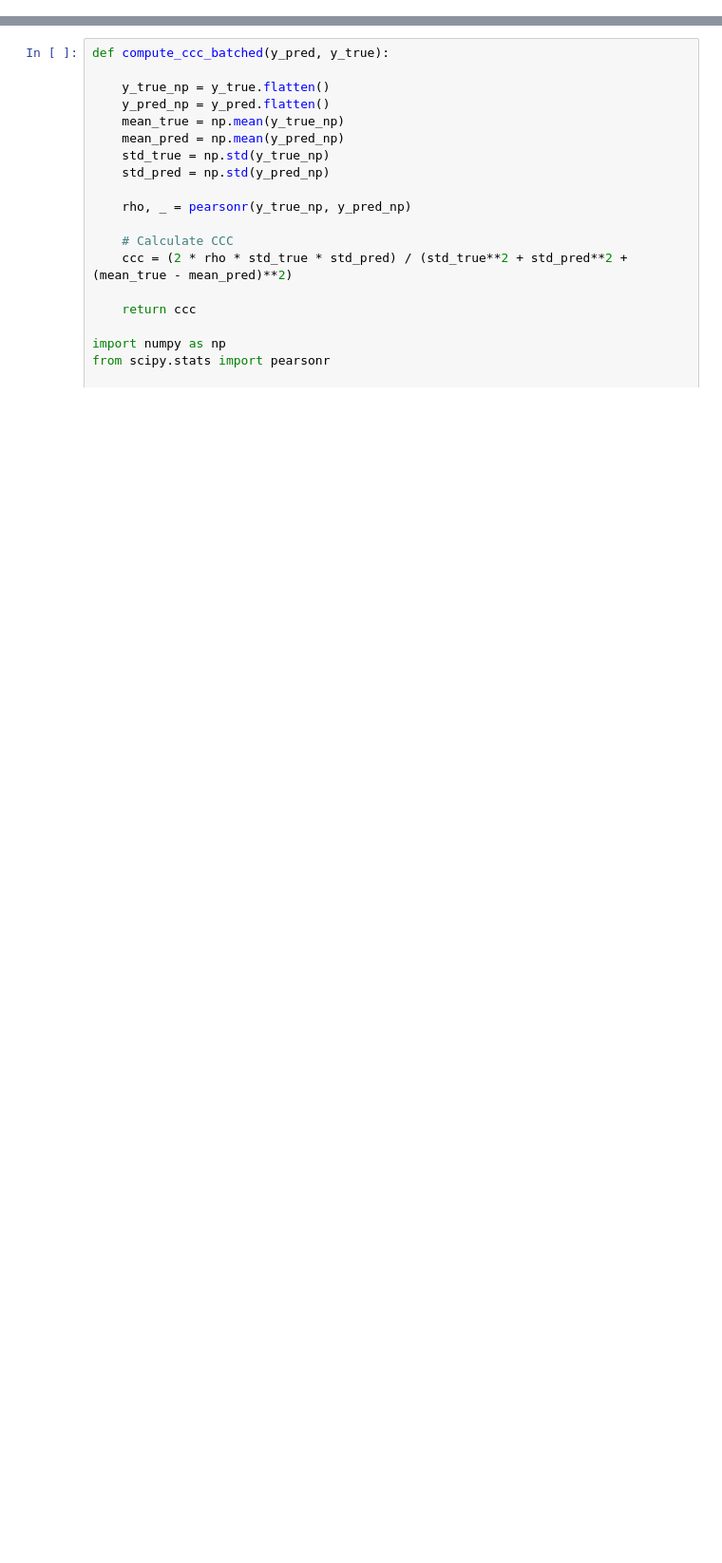
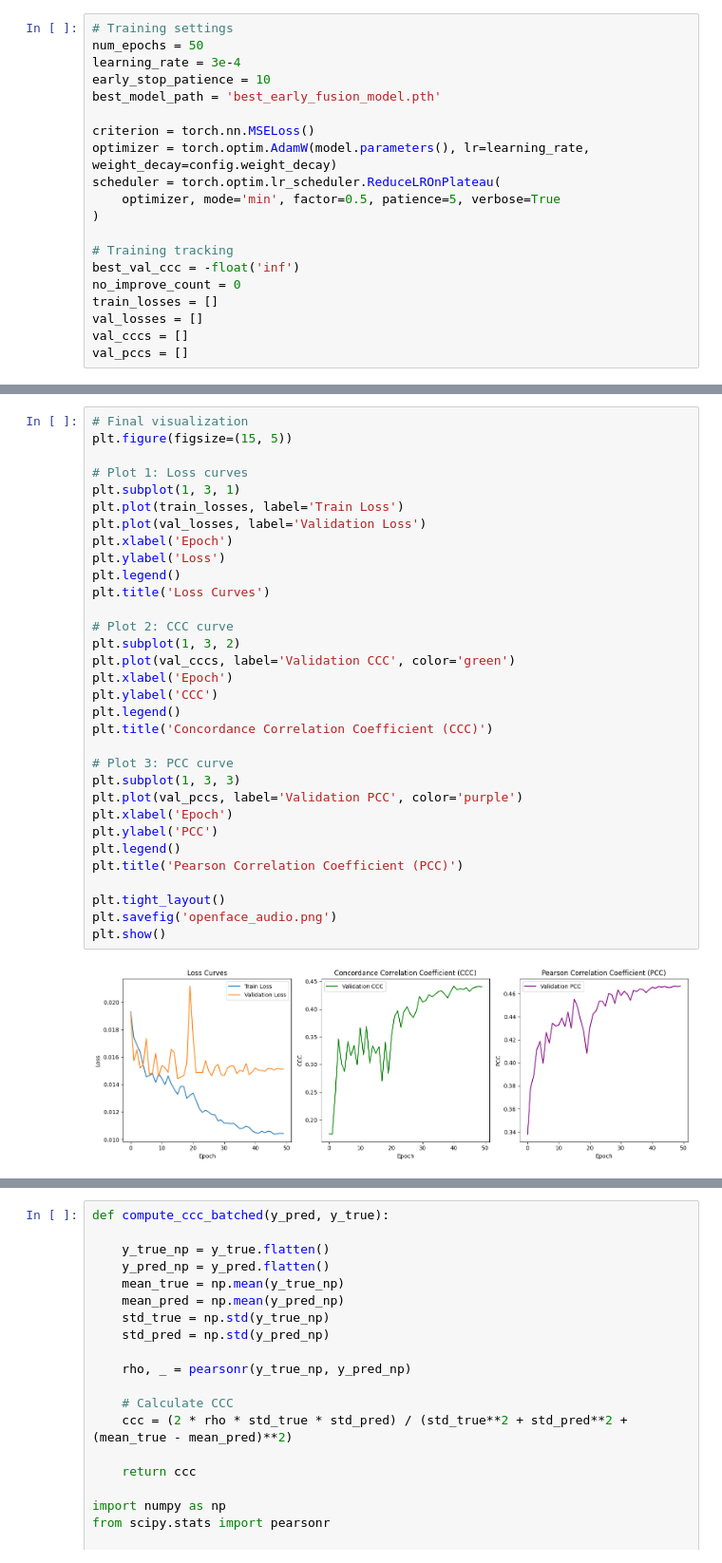
Before and after one commit to sadrasabouri/SEMPI, a Jupyter notebook: 11.XAttention_0427.ipynb, the cells around one changed output, grey strips where cells are left out. Shown: that part at 95% size. Saved outputs shown, nothing was run; the diff lists cells and outputs as text; blank space fills up the shorter version.

```diff
--- a/11.XAttention_0427.ipynb
+++ b/11.XAttention_0427.ipynb
@@ -143,0 +228,20 @@ Speaker feature shape: torch.Size([768, 64])
+# %%
+# Training settings
+num_epochs = 50
+learning_rate = 3e-4
+early_stop_patience = 10
+best_model_path = 'best_early_fusion_model.pth'
+
+criterion = torch.nn.MSELoss()
+optimizer = torch.optim.AdamW(model.parameters(), lr=learning_rate, weight_decay=config.weight_decay)
+scheduler = torch.optim.lr_scheduler.ReduceLROnPlateau(
+    optimizer, mode='min', factor=0.5, patience=5, verbose=True
+)
+
+# Training tracking
+best_val_ccc = -float('inf')
+no_improve_count = 0
+train_losses = []
+val_losses = []
+val_cccs = []
+val_pccs = []
@@ -143,0 +372,34 @@ Speaker feature shape: torch.Size([768, 64])
+# %%
+# Final visualization
+plt.figure(figsize=(15, 5))
+
+# Plot 1: Loss curves
+plt.subplot(1, 3, 1)
+plt.plot(train_losses, label='Train Loss')
+plt.plot(val_losses, label='Validation Loss')
+plt.xlabel('Epoch')
+plt.ylabel('Loss')
+plt.legend()
+plt.title('Loss Curves')
+
+# Plot 2: CCC curve
+plt.subplot(1, 3, 2)
+plt.plot(val_cccs, label='Validation CCC', color='green')
+plt.xlabel('Epoch')
+plt.ylabel('CCC')
+plt.legend()
+plt.title('Concordance Correlation Coefficient (CCC)')
+
+# Plot 3: PCC curve
+plt.subplot(1, 3, 3)
+plt.plot(val_pccs, label='Validation PCC', color='purple')
+plt.xlabel('Epoch')
+plt.ylabel('PCC')
+plt.legend()
+plt.title('Pearson Correlation Coefficient (PCC)')
+
+plt.tight_layout()
+plt.savefig('openface_audio.png')
+plt.show()
+# %% [output]
+[figure, added]
```
Also changed, not shown: parts of 29 cells of this notebook, 8 other files.
